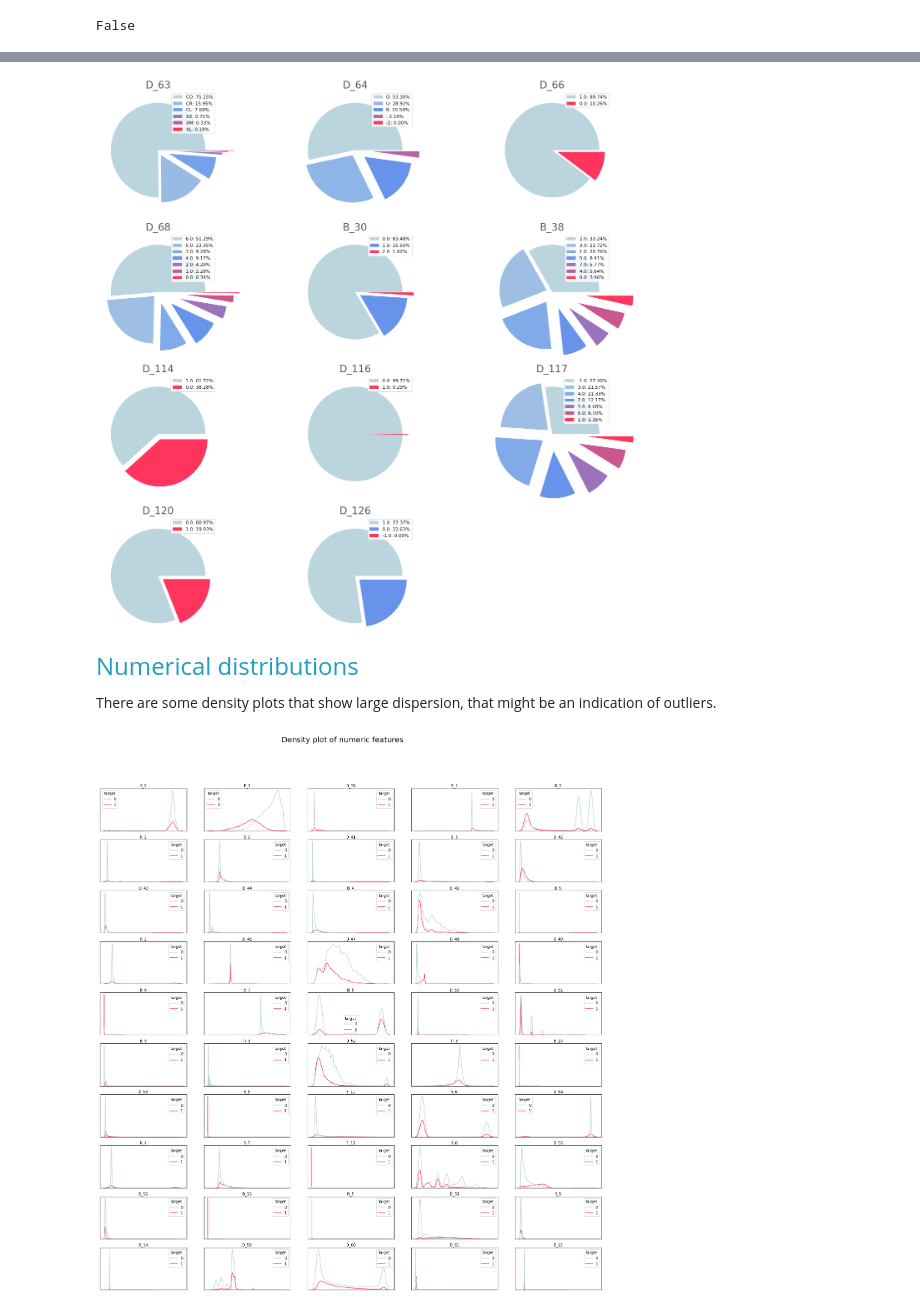
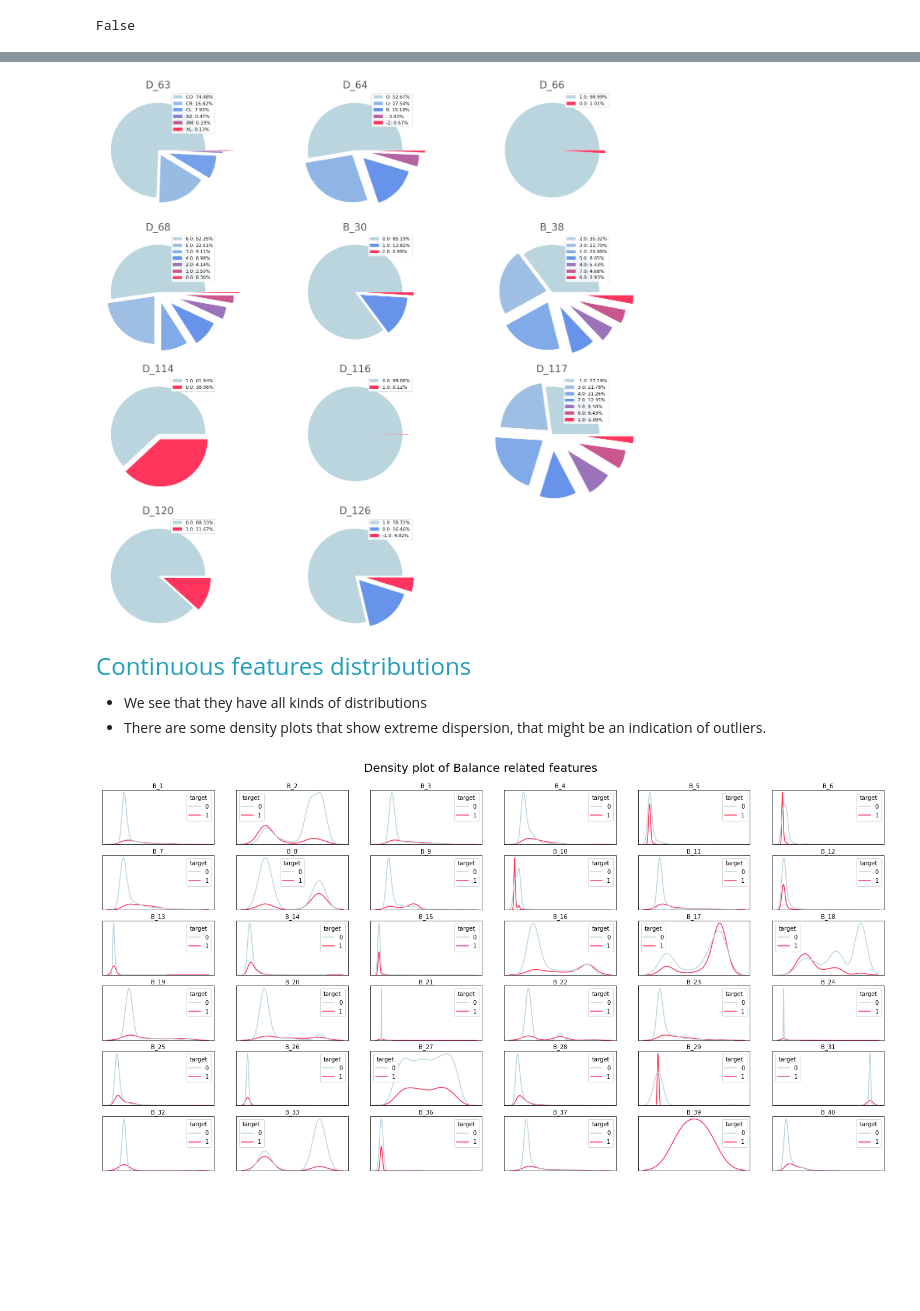
Before and after one commit to nadaol/Credit_default_challenge, a Jupyter notebook: EDA.ipynb, the cells around one changed output, grey strips where cells are left out. Drawn from its saved outputs; the diff is of its cells as text; code cells hidden in the pictures; blank space fills up the shorter version.

```diff
--- a/EDA.ipynb
+++ b/EDA.ipynb
@@ -49,5 +36,8 @@ import torch
 # %%
 def get_colormap(N:int):
+    """
+        Returns a rgb and hex cyan to pink colormap with the specified number of segmentations.
+    """
     rgb_colors = LinearSegmentedColormap.from_list('my_colormap',
                                     ['#bbd5de','#6495ed','#ff355d'],
                                     N=N)
@@ -70,3 +46,5 @@ TEST_CSV = '../input/amaxcompr/processed_test_df.ftr'
+# %%
+TRAIN_CSV = '../input/amexfeather/train_data.ftr'
 # %%
 train_df = pd.read_feather(TRAIN_CSV)
 train_df
@@ -110,6 +92,9 @@ Index(['D_63', 'D_64', 'D_66', 'D_68', 'B_30', 'B_38', 'D_114', 'D_116',
       dtype='object')
 # %%
 def plot_pie(data:pd.Series,title:str,size:int,ax=None) -> None:
+    """
+        Plot class distribution pie chart of a categorical varable.
+    """
     if ax is None:
         fig,ax = plt.subplots(1,1)
     ax.set_title(title,fontsize=24,color='#555555')
@@ -228,33 +203,42 @@ fig, axs = plt.subplots(4,int(len(cat_train_df.columns)/4) + 1)
 axs[-1,-1].axis('off')
 for i,col in enumerate(cat_train_df.columns):
     plot_pie(train_df.select_dtypes(include=['category'])[col].value_counts(),col,24,axs[i//3,i%3])
+
+del cat_train_df,fig,axs
 # %% [output]
-[figure, old version]
+[figure, new version]
 # %% [markdown]
-<font size="5" style="color:#219ebc">Numerical distributions</font>
+<font size="5" style="color:#219ebc">Continuous features distributions</font>
 
-There are some density plots that show large dispersion, that might be an indication of outliers.
+- We see that they have all kinds of distributions
+- There are some density plots that show extreme dispersion, that might be an indication of outliers.
 # %%
-def density_plot(df, title):
-    features = train_df.select_dtypes(include=np.number).columns
-    n_rows = 10
-    n_cols = 5
-    fig, ax = plt.subplots(n_rows, n_cols, figsize=(24,24), sharey=False)
+def density_plot(df:pd.DataFrame, title:str, hex_colormap:list=get_colormap(2)[1])->None:
+    """
+        Plots density function of all numerical features with a targuet based color mapping.
+    """
+    features = df.select_dtypes(include=np.number).columns
+    n_cols = 6
+    n_rows = len(features)//n_cols
+    if (len(features)<6):
+        n_cols= len(features)-1
+        n_rows=1
+    fig, ax = plt.subplots(n_rows, n_cols, figsize=(n_cols*4,n_rows*2), sharey=False)
 
-    fig.subplots_adjust(top=0.90)
+    #fig.subplots_adjust(top=0.90)
     for i in range (n_rows*n_cols):
-        feature = train_df.select_dtypes(include=np.number).columns[i]
+        feature = df.select_dtypes(include=np.number).columns[i]
         plt.subplot(n_rows,n_cols, i+1)
-        ax = sb.kdeplot(data=train_df,x=feature,hue='target',palette=get_colormap(2)[1],)
+        ax = sb.kdeplot(data=df.sample(1000),x=feature,hue='target',palette=hex_colormap,warn_singular=False)
         ax.yaxis.set_major_formatter(FormatStrFormatter('%.0f'))
         ax.xaxis.set_label_position('top')
         ax.set_ylabel('')
         ax.set_yticks([])
         ax.set_xticks([])
 
-    plt.suptitle(title, fontsize=20)
+    plt.suptitle(title, fontsize=20,y=0.9+0.2/n_rows)
     plt.show()
 # %%
-density_plot(train_df.sample(10000), title='Density plot of numeric features')
+density_plot(train_df.loc[:,(train_df.columns.str.startswith("B"))|(train_df.columns.str.fullmatch('target'))], title='Density plot of Balance related features')
 # %% [output]
-[figure, old version]
+[figure, new version]
```
Also changed, not shown: parts of 26 cells of this notebook, 2 other files.
